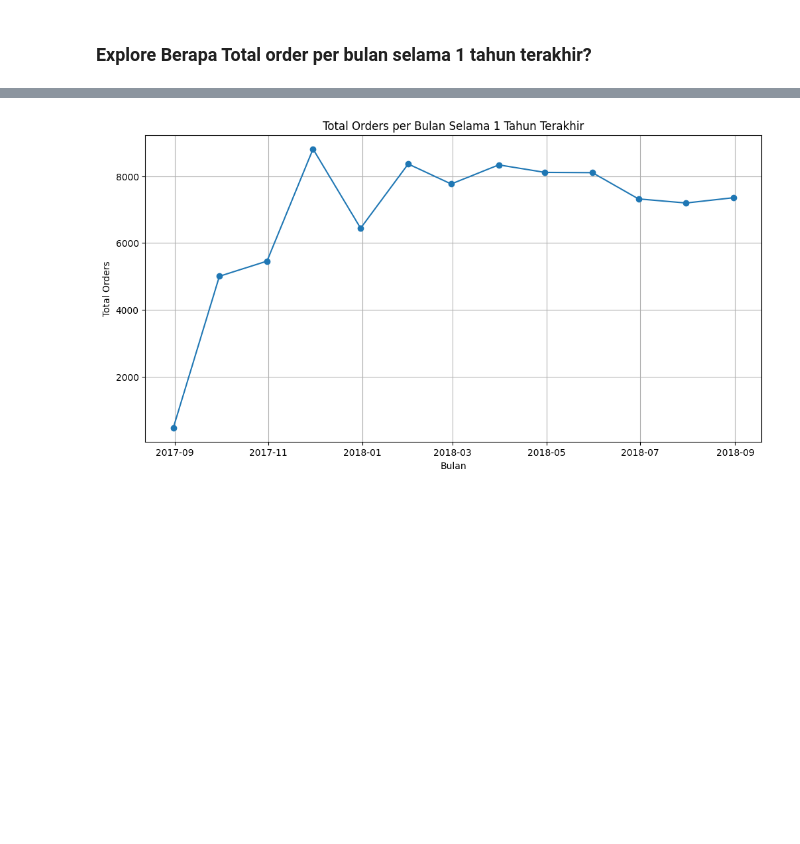
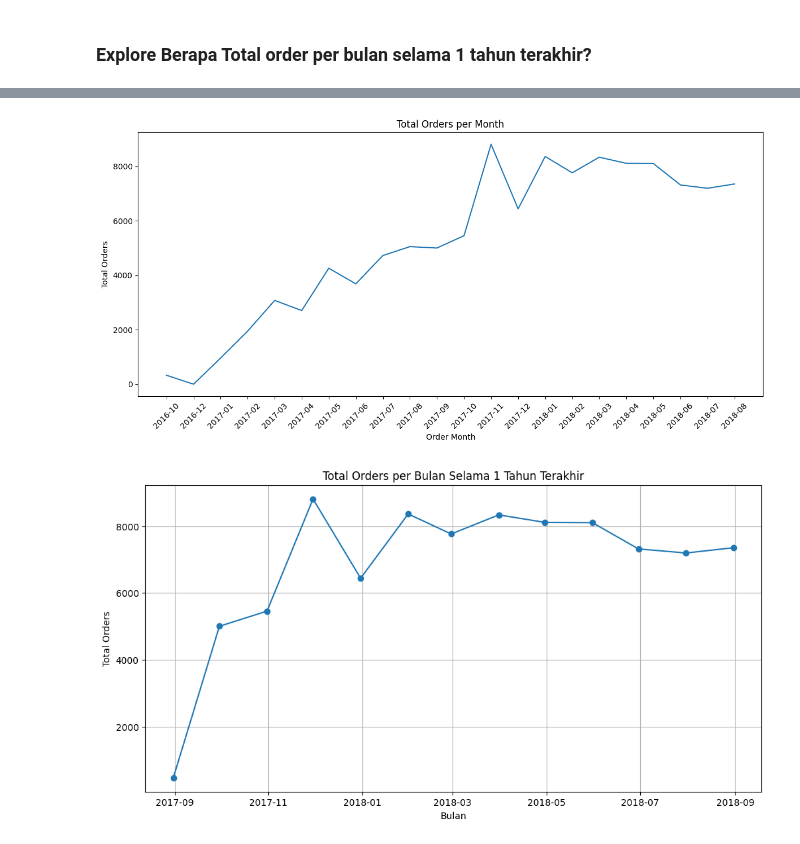
Before and after one commit to ralik45/E-Commerce-Analysis, a Jupyter notebook: Submission.ipynb, the cells around one changed output, grey strips where cells are left out. Cells and saved outputs as stored; diff of their text form; code cells hidden in the pictures; blank space fills up the shorter version.

```diff
--- a/Submission.ipynb
+++ b/Submission.ipynb
@@ -1044,3 +1044,9 @@ monthly_sales
 dtype: float64
 # %% [markdown]
 ### Explore Berapa Total order per bulan selama 1 tahun terakhir?
+# %%
+# Calculate total orders per month
+monthly_orders = orders_items_payments.groupby('order_month')['order_id'].count()
+
+# Display the pivot table
+monthly_orders
@@ -1047,3 +1073,14 @@ dtype: float64
+# %%
+plt.figure(figsize=(12, 6))
+plt.plot(monthly_orders.index.astype(str), monthly_orders.values)
+plt.xlabel("Order Month")
+plt.ylabel("Total Orders")
+plt.title("Total Orders per Month")
+plt.xticks(rotation=45)
+plt.tight_layout()
+plt.show()
+# %% [output]
+[figure, added]
 # %%
 # Hitung total order per bulan
 monthly_orders = filtered_data.groupby(pd.Grouper(key='order_purchase_timestamp', freq='M'))['order_id'].count().reset_index()
```
Also changed, not shown: parts of 1 cell of this notebook.
